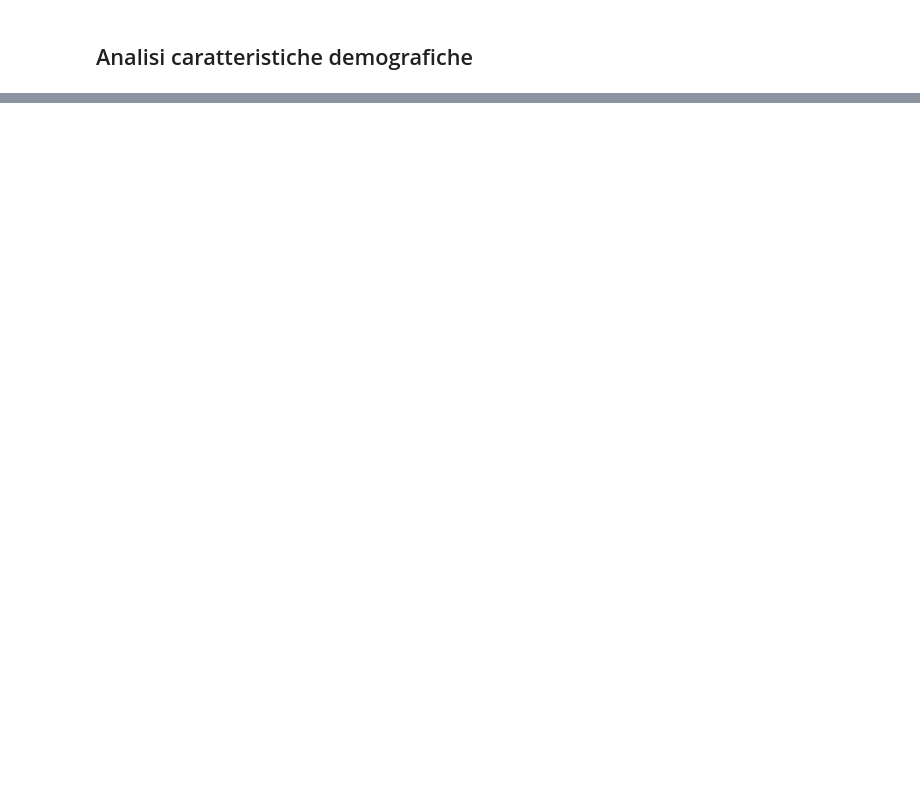
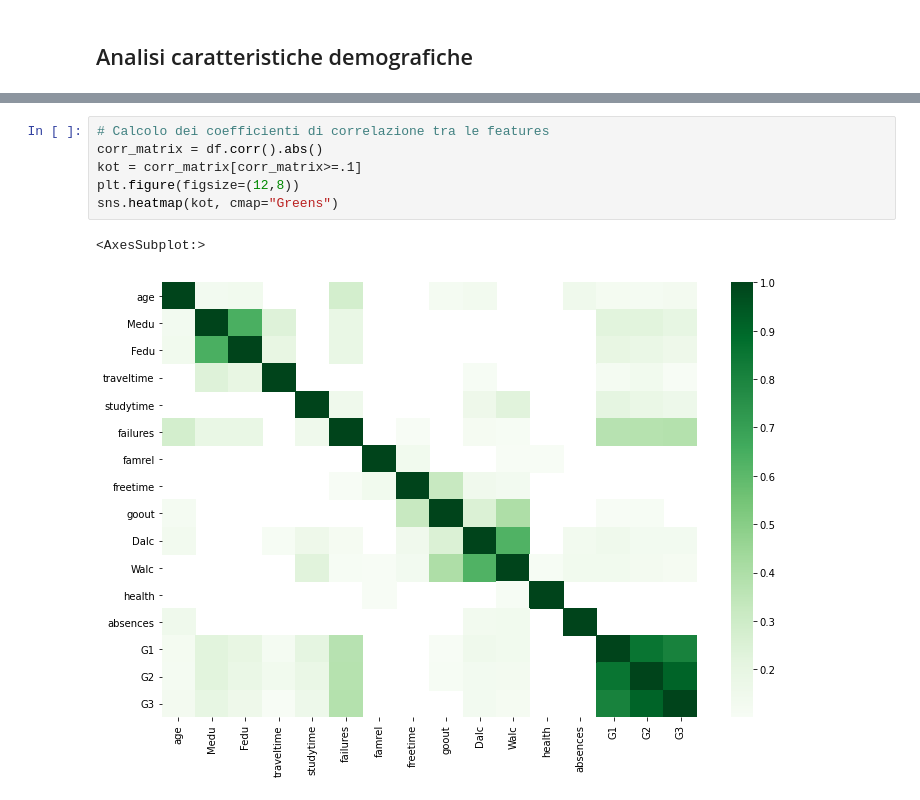
Before and after one commit to aleksandarstojkovski/SUPSI_Machine_Learning, a Jupyter notebook: students.ipynb, the cells around one changed output, grey strips where cells are left out. Cells and saved outputs as stored; diff of their text form; blank space fills up the shorter version.

Commit message:
Controllo Correlazione

```diff
--- a/students.ipynb
+++ b/students.ipynb
@@ -180,0 +252,9 @@ plt.show()
+# %%
+# Calcolo dei coefficienti di correlazione tra le features
+corr_matrix = df.corr().abs()
+kot = corr_matrix[corr_matrix>=.1]
+plt.figure(figsize=(12,8))
+sns.heatmap(kot, cmap="Greens")
+# %% [output]
+<AxesSubplot:>
+[figure, added]
```
Also changed, not shown: parts of 20 cells of this notebook.
